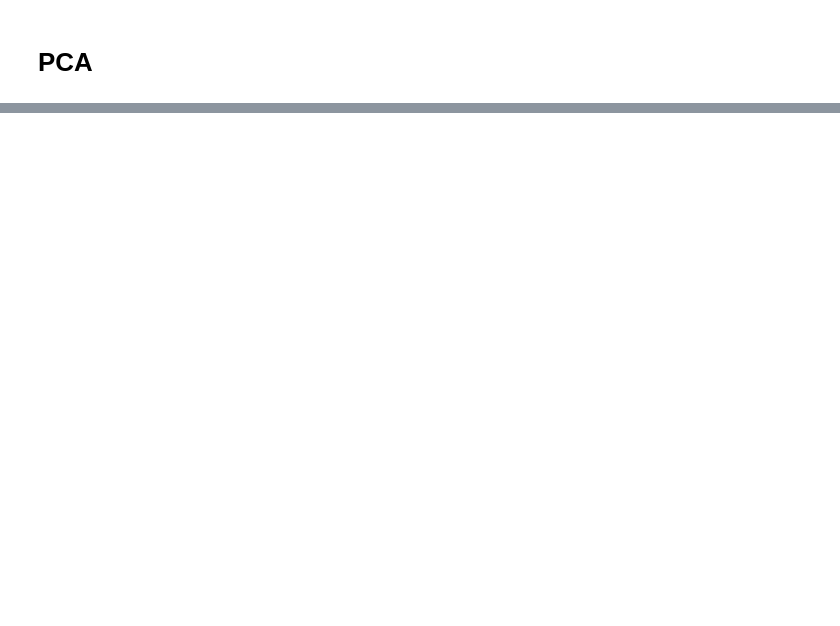
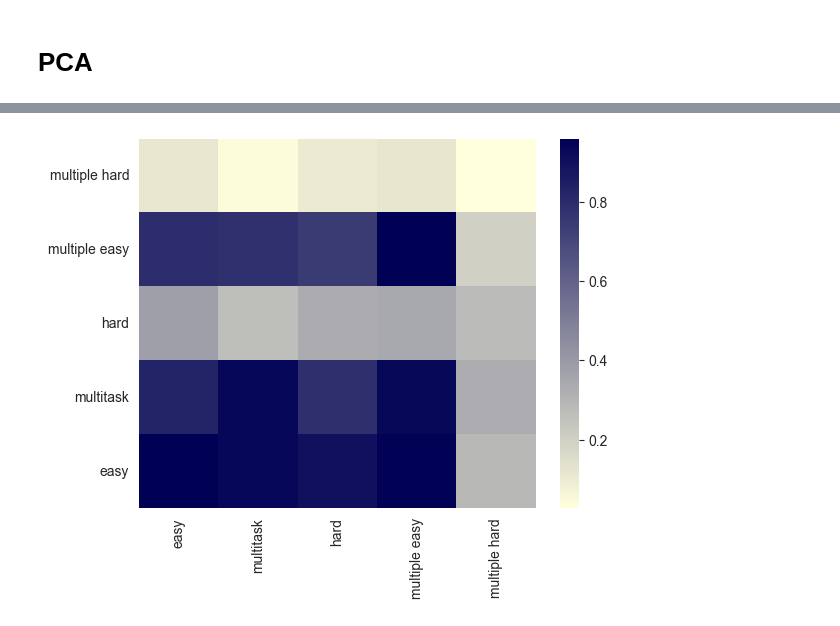
Before and after one commit to mayft/factorized-neural-predictivity, a Jupyter notebook: easy_vs_hard_feature_bias.ipynb, the cells around one changed output, grey strips where cells are left out. Drawn from its saved outputs; the diff is of its cells as text; code cells hidden in the pictures; blank space fills up the shorter version.

```diff
--- a/easy_vs_hard_feature_bias.ipynb
+++ b/easy_vs_hard_feature_bias.ipynb
@@ -376,0 +370,43 @@ d[[0,1,'easy','hard']]
+# %%
+def score(activation1, activation2,activations1_test,activation2_test):
+    regr = linear_model.LinearRegression()
+    regr.fit(activation1, activation2)
+    pred = regr.predict(activations1_test)
+    corr_score = stats.pearsonr(pred,activation2_test,axis=None)
+    reg_score = regr.score(activations1_test, activation2_test)
+    return corr_score, reg_score
+# %%
+data = make_dataset(features=['linear','xor_xor_xor'], num_samples=TEST_DATASET_SIZE, input_unit_size=16, seed=12345)
+x1 = torch.tensor(data['inputs'],device=torch.device('mps'),dtype=torch.float)
+data2 = make_dataset(features=['linear','xor_xor_xor'], num_samples=TEST_DATASET_SIZE, input_unit_size=16, seed=1234)
+x2 = torch.tensor(data2['inputs'],device=torch.device('mps'),dtype=torch.float)
+# %%
+fitx = models['multitask'][0](x1)[1].cpu().detach()
+testx =models['multitask'][0](x2)[1].cpu().detach()
+
+fity = models['easy'][1](x1)[1].cpu().detach()
+testy =models['easy'][1](x2)[1].cpu().detach()
+# %%
+preds = {}
+
+for i, a in models.items():
+    preds[i] = {}
+    for j, b in models.items():
+        fitx = a[0](x1)[1].cpu().detach()
+        testx =a[0](x2)[1].cpu().detach()
+
+        fity = b[1](x1)[1].cpu().detach()
+        testy = b[1](x2)[1].cpu().detach()
+        _,preds[i][j] = score(fitx,fity,testx,testy)
+# %%
+df = pd.DataFrame(preds)
+
+
+c = sns.color_palette("blend:#FFD,#005",as_cmap=True)#.reversed()
+#fig, axs = plt.subplots(ncols=2, figsize=(10,4))
+
+ax = sns.heatmap(df,cmap=c)
+ax.invert_yaxis()
+plt.show()
+# %% [output]
+[figure, added]
```
Also changed, not shown: parts of 40 cells of this notebook, 39 other files.
